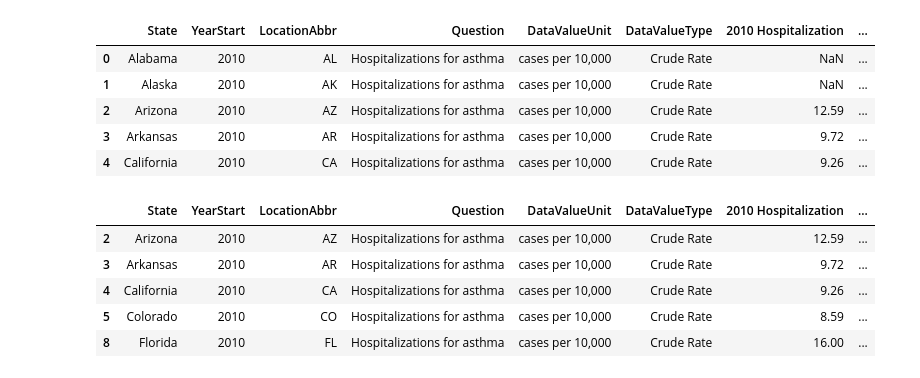
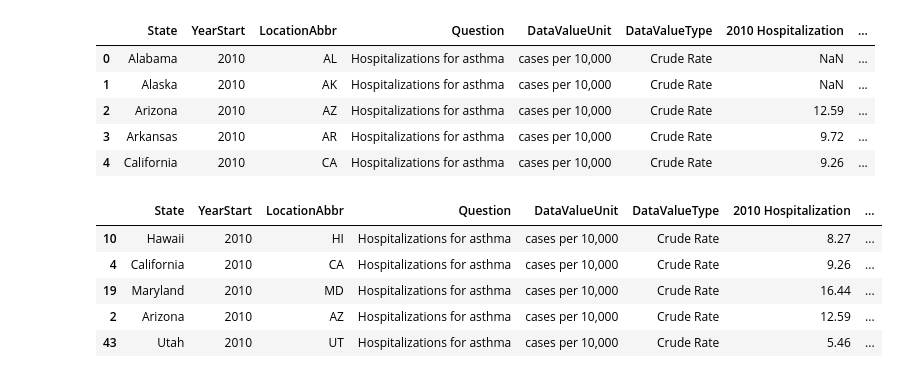
Before and after one commit to simpson12013/Team-Project-One, a Jupyter notebook: asthma_data/asthma_mortality_and_air_quality_demonstration.ipynb, the cells around one changed output. Saved outputs shown, nothing was run; the diff lists cells and outputs as text; code cells hidden in the pictures.

```diff
--- a/asthma_data/asthma_mortality_and_air_quality_demonstration.ipynb
+++ b/asthma_data/asthma_mortality_and_air_quality_demonstration.ipynb
@@ -95,21 +95,29 @@ merge_h_2010.head()
 | 4 | California | 2010 | CA | Hospitalizations for asthma | cases per 10,000 | Crude Rate | 9.26 | ... |
 # %%
 merge_2010 = merge_2010.dropna(how='any')
+merge_2010 = merge_2010.sort_values(['2010 AQI'], ascending=[False])
 merge_2011 = merge_2011.dropna(how='any')
+merge_2011 = merge_2011.sort_values(['2011 AQI'], ascending=[False])
 merge_2012 = merge_2012.dropna(how='any')
+merge_2012 = merge_2012.sort_values(['2012 AQI'], ascending=[False])
 merge_2013 = merge_2013.dropna(how='any')
+merge_2013 = merge_2013.sort_values(['2013 AQI'], ascending=[False])
 merge_2014 = merge_2014.dropna(how='any')
+merge_2014 = merge_2014.sort_values(['2014 AQI'], ascending=[False])
 
 merge_h_2010 = merge_h_2010.dropna(how='any')
+merge_h_2010 = merge_h_2010.sort_values(['2010 AQI'], ascending=[False])
 merge_h_2013 = merge_h_2013.dropna(how='any')
+merge_h_2013 = merge_h_2013.sort_values(['2013 AQI'], ascending=[False])
 merge_h_2014 = merge_h_2014.dropna(how='any')
+merge_h_2014 = merge_h_2014.sort_values(['2014 AQI'], ascending=[False])
 
 merge_h_2010.head()
 # %% [output]
 |  | State | YearStart | LocationAbbr | Question | DataValueUnit | DataValueType | 2010 Hospitalization | ... |
+| 10 | Hawaii | 2010 | HI | Hospitalizations for asthma | cases per 10,000 | Crude Rate | 8.27 | ... |
+| 4 | California | 2010 | CA | Hospitalizations for asthma | cases per 10,000 | Crude Rate | 9.26 | ... |
+| 19 | Maryland | 2010 | MD | Hospitalizations for asthma | cases per 10,000 | Crude Rate | 16.44 | ... |
 | 2 | Arizona | 2010 | AZ | Hospitalizations for asthma | cases per 10,000 | Crude Rate | 12.59 | ... |
-| 3 | Arkansas | 2010 | AR | Hospitalizations for asthma | cases per 10,000 | Crude Rate | 9.72 | ... |
-| 4 | California | 2010 | CA | Hospitalizations for asthma | cases per 10,000 | Crude Rate | 9.26 | ... |
-| 5 | Colorado | 2010 | CO | Hospitalizations for asthma | cases per 10,000 | Crude Rate | 8.59 | ... |
-| 8 | Florida | 2010 | FL | Hospitalizations for asthma | cases per 10,000 | Crude Rate | 16.00 | ... |
+| 43 | Utah | 2010 | UT | Hospitalizations for asthma | cases per 10,000 | Crude Rate | 5.46 | ... |
 # %%
```
Also changed, not shown: parts of 8 cells of this notebook, 11 other files.
